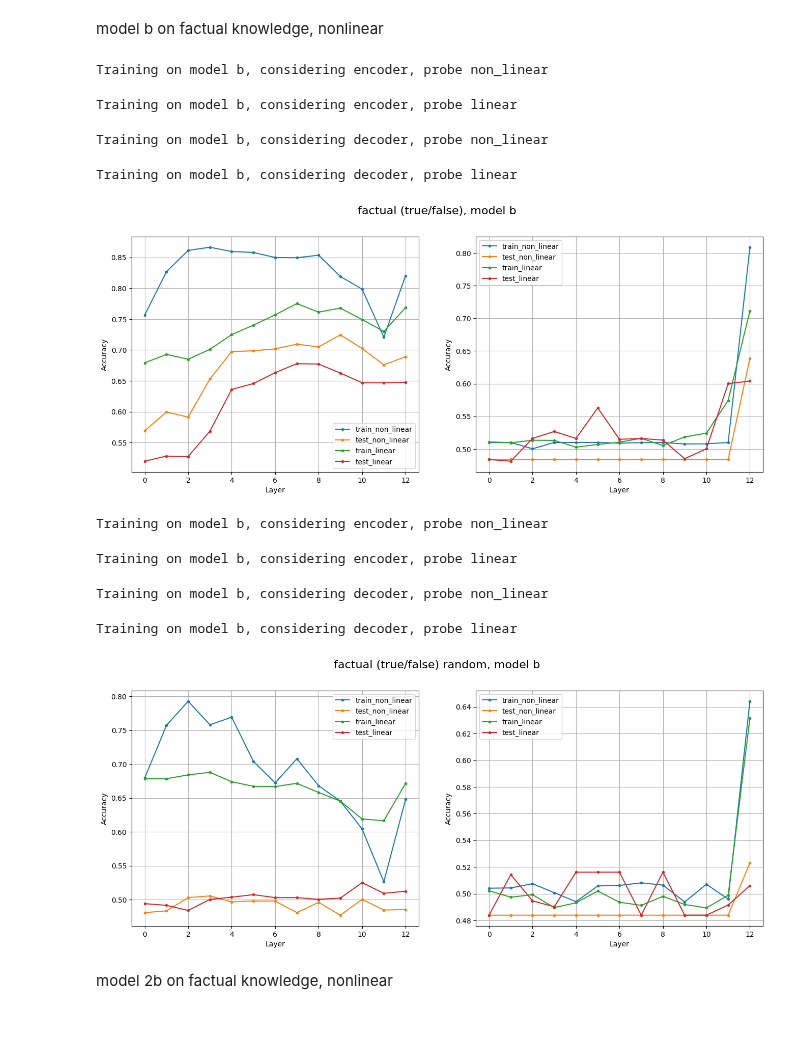
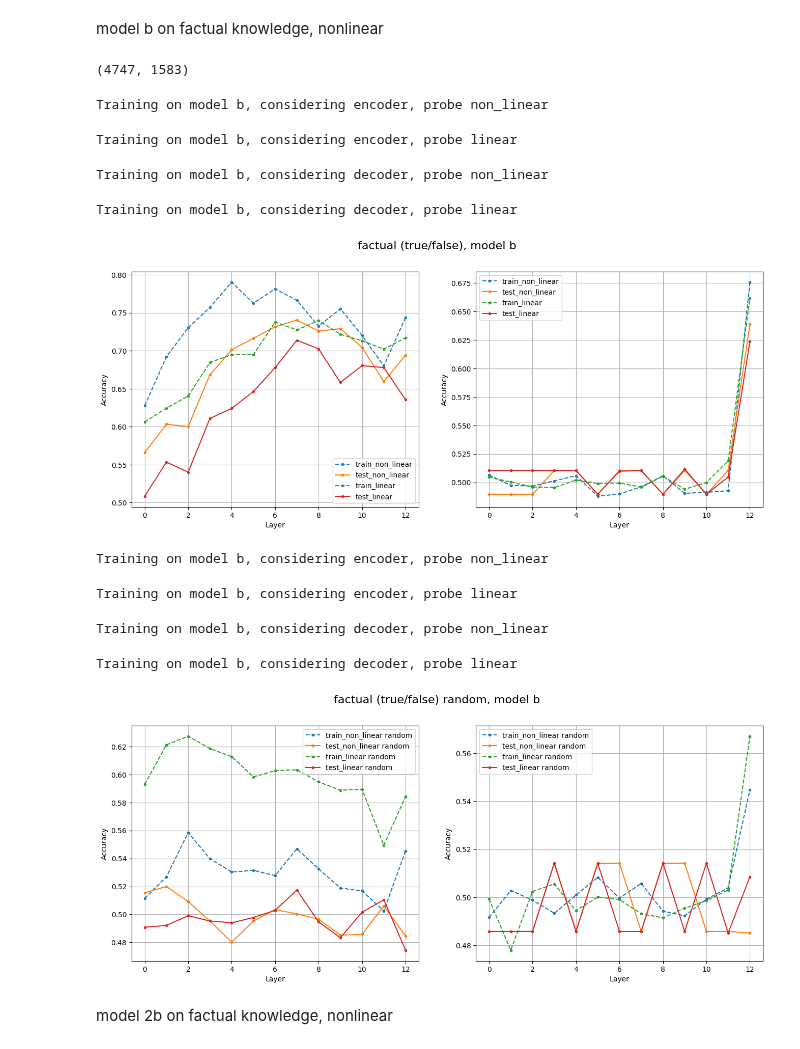
Before and after one commit to rrossierba/digital-transformation-computer-security, a Jupyter notebook: probe_t5.ipynb, the cells around one changed output. Cells and saved outputs as stored; diff of their text form; code cells hidden in the pictures.

```diff
--- a/probe_t5.ipynb
+++ b/probe_t5.ipynb
@@ -1138,7 +1138,7 @@ import matplotlib.pyplot as plt
 from tqdm import tqdm, trange
 # %%
 class Probe(nn.Module):
-  def fit(self, train_loader, epochs=20, lr=0.001, device=None):
+  def fit(self, train_loader, epochs=15, lr=0.001, device=None):
     total_losses = []
     accuracies = []
 
@@ -1149,8 +1149,8 @@ class Probe(nn.Module):
     criterion = nn.CrossEntropyLoss() # standard
     optimizer = optim.Adam(self.parameters(), lr=lr) # to be defined with hyperparams
 
-    self.train()
     for epoch in range(epochs):
+      self.train()
       total_loss = 0
       correct = 0
       total = 0
@@ -1206,13 +1206,13 @@ class NonLinearProbe(Probe): # architecture from CS2
   def __init__(self, input_dim, output_dim, dropout_rate=0.2):
     super(NonLinearProbe, self).__init__()
     self.block1 = nn.Sequential(
-        nn.Linear(input_dim, 400),
+        nn.Linear(input_dim, 256),
         nn.ReLU(),
         nn.Dropout(dropout_rate)
     )
 
     self.block2 = nn.Sequential(
-        nn.Linear(400, 200),
+        nn.Linear(256, 128),
         nn.ReLU(),
         nn.Dropout(dropout_rate)
     )
@@ -1223,7 +1223,7 @@ class NonLinearProbe(Probe): # architecture from CS2
         nn.Dropout(dropout_rate)
     )
 
-    self.out = nn.Linear(200, output_dim)
+    self.out = nn.Linear(64, output_dim)
 
   '''
   def __init__(self, input_dim, output_dim, dropout_rate=0.3):
@@ -1259,22 +1259,22 @@ class NonLinearProbe(Probe): # architecture from CS2
   def forward(self, x):
     x = self.block1(x)
     x = self.block2(x)
-    #x = self.block3(x)
+    x = self.block3(x)
     x = self.out(x)
     return x
 
 class LinearProbe(Probe):
   def __init__(self, input_dim, output_dim):
     super(LinearProbe, self).__init__()
-    self.linear1 = nn.Linear(input_dim, 400)
-    self.linear2 = nn.Linear(400,200)
+    self.linear1 = nn.Linear(input_dim, 256)
+    self.linear2 = nn.Linear(256,128)
     self.linear3 = nn.Linear(128,64)
-    self.out = nn.Linear(200, output_dim)
+    self.out = nn.Linear(64, output_dim)
 
   def forward(self,x):
     x = self.linear1(x)
     x = self.linear2(x)
-    #x = self.linear3(x)
+    x = self.linear3(x)
     x = self.out(x)
     return x
 # %%
@@ -1295,7 +1294,7 @@ def randomize_label(df, label='label'):
 # %% [markdown]
 ## Basic iteration through layers
 # %%
-def iterate_training_layers(model_size, train_df, test_df, num_layers, encdec, probe, label='label'):
+def iterate_training_layers(model_size, train_df, test_df, num_layers, encdec, probe, label='label', batch_size=128):
   train_accuracy = []
   test_accuracy = []
 
@@ -1311,7 +1310,7 @@ def iterate_training_layers(model_size, train_df, test_df, num_layers, encdec, p
 
     # training of the probe
     train_dataset = TensorDataset(X_train_tensor, y_train_tensor)
-    train_loader = DataLoader(train_dataset, batch_size=64)
+    train_loader = DataLoader(train_dataset, batch_size=batch_size, shuffle=True)
 
     if probe=='linear':
       output_dim = y_train_tensor.max().item()+1
@@ -1322,7 +1321,7 @@ def iterate_training_layers(model_size, train_df, test_df, num_layers, encdec, p
     else:
       raise ValueError('Probe must be either linear or non_linear')
 
-    results = probe_instance.fit(train_loader, epochs=20, lr=0.001)
+    results = probe_instance.fit(train_loader, epochs=15, lr=0.001)
     train_accuracy.append(results[1][-1])
 
     # evaluating test accuracy
@@ -1341,7 +1340,7 @@ def plot_accuracies(accuracies, model, knowledge):
 
   for index in range(len(accuracies)):
     for a in accuracies[index]:
-      axis[index].plot(a[0][0], label=f'train_{a[1]}', marker='o', markersize=3)
+      axis[index].plot(a[0][0], label=f'train_{a[1]}', marker='o', markersize=3, linestyle='dashed')
       axis[index].plot(a[0][1], label=f'test_{a[1]}', marker='o', markersize=3)
       axis[index].set_xlabel('Layer')
       axis[index].set_ylabel('Accuracy')
@@ -1361,6 +1360,11 @@ model b on factual knowledge, nonlinear
 tf_b_path = '/content/drive/MyDrive/DTCS_datasets/true-false_t5gemma-b-b-ul2.pkl'
 tf_b_df = pd.read_pickle(tf_b_path)
 train_df, test_df = split_train_test(tf_b_df, TRAIN_SPLIT)
+# %%
+train_df, test_df = split_train_test(activation_tf_df, TRAIN_SPLIT)
+len(train_df), len(test_df)
+# %% [output]
+(4747, 1583)
 # %%
 configb = {
     'model_size' : 'b',
@@ -1388,7 +1392,7 @@ accuracies_factual_b = [
 
 plot_accuracies(accuracies_factual_b, 'b', 'factual (true/false)')
 # %% [output]
-[figure, old version]
+[figure, new version]
 # %%
 random_train_df_tf = randomize_label(train_df)
 random_test_df_tf = randomize_label(test_df)
@@ -1413,13 +1417,13 @@ Training on model b, considering decoder, probe non_linear
 Training on model b, considering decoder, probe linear
 # %%
 accuracies_factual_b = [
-    [(encoder_results_nl, NON_LINEAR), (encoder_results_l, LINEAR)],
-    [(decoder_results_nl, NON_LINEAR), (decoder_results_l, LINEAR)]
+    [(encoder_results_nl, NON_LINEAR + ' random'), (encoder_results_l, LINEAR + ' random')],
+    [(decoder_results_nl, NON_LINEAR + ' random'), (decoder_results_l, LINEAR + ' random')]
 ]
 
 plot_accuracies(accuracies_factual_b, 'b', 'factual (true/false) random')
 # %% [output]
-[figure, old version]
+[figure, new version]
 # %% [markdown]
 model 2b on factual knowledge, nonlinear
 # %%
```
Also changed, not shown: parts of 7 cells of this notebook.
